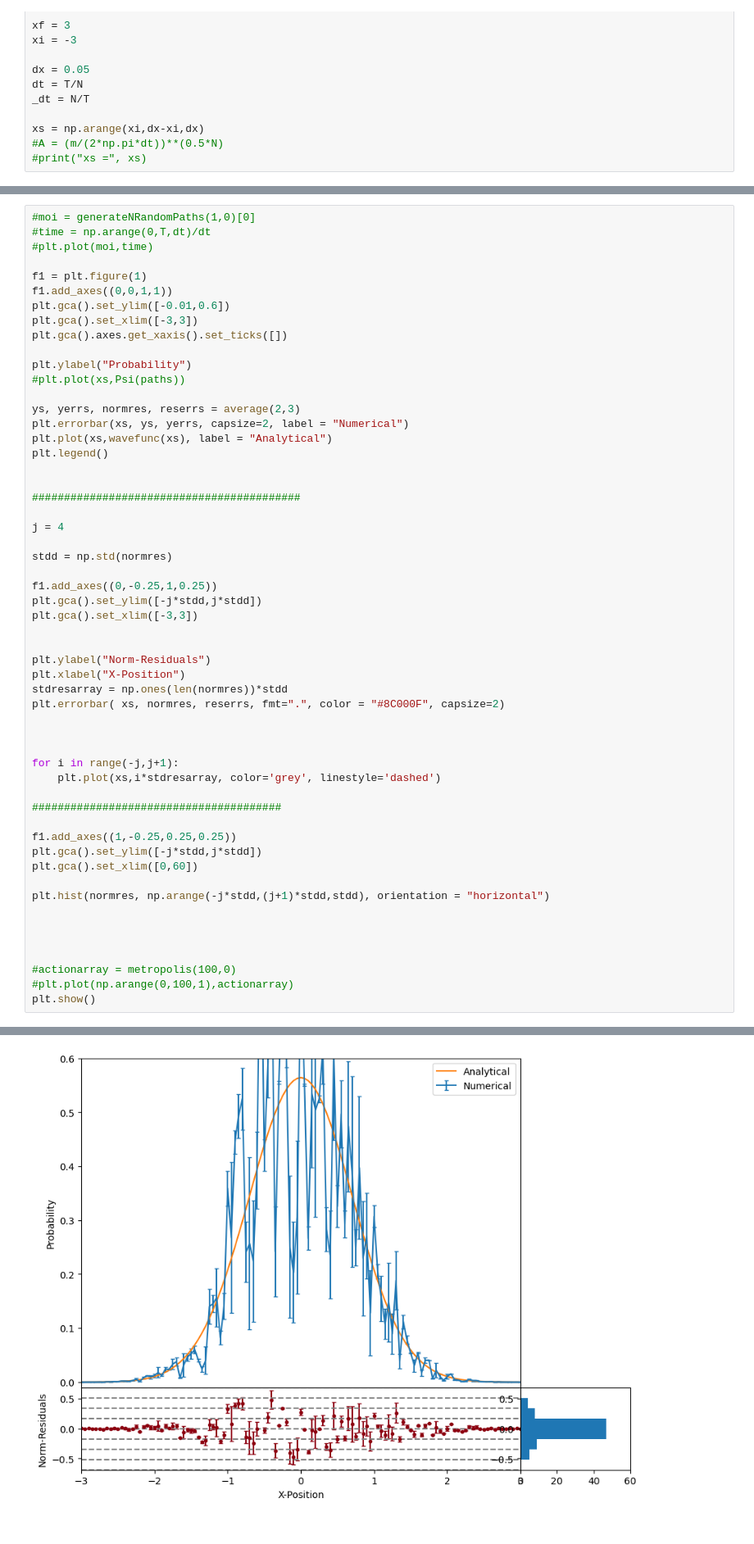
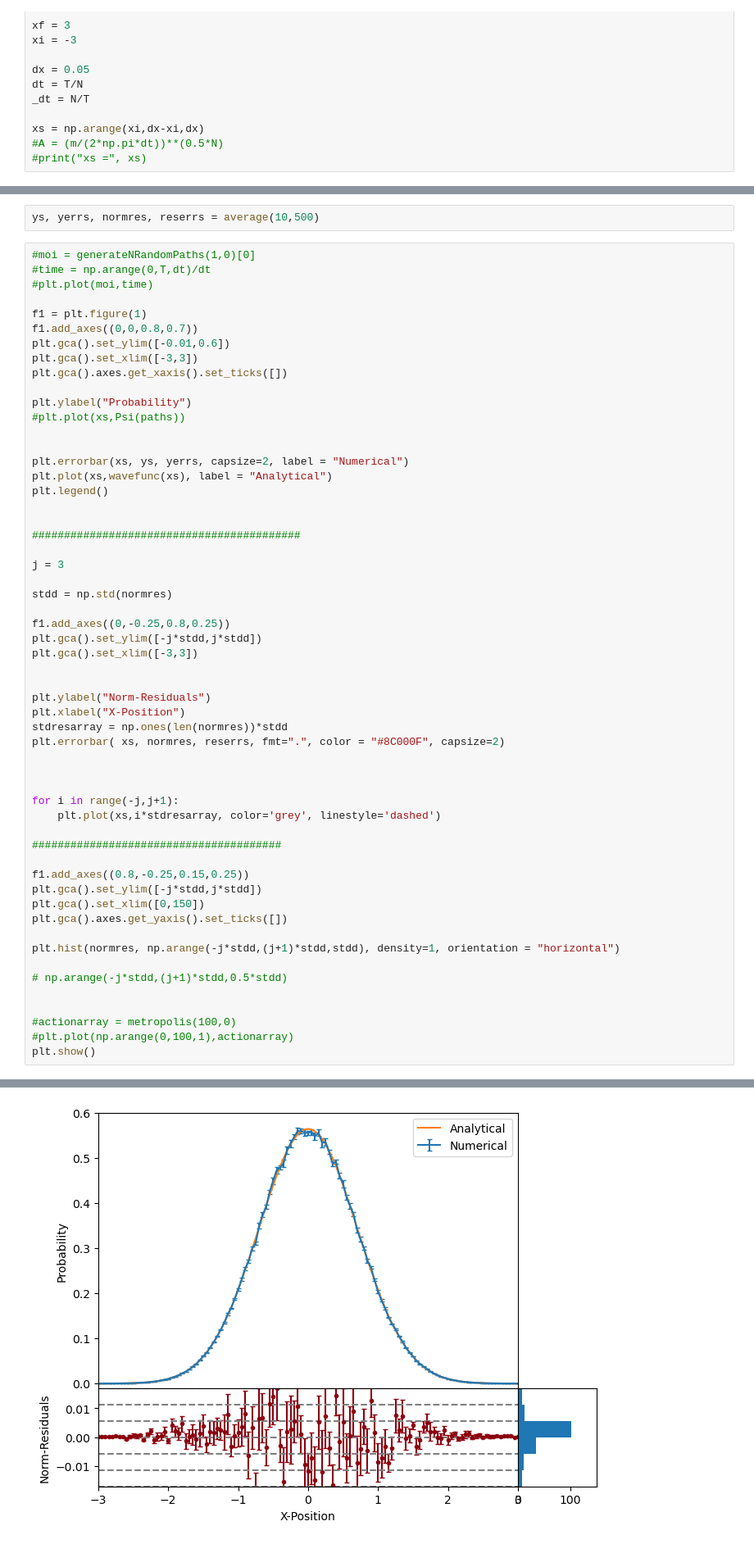
Before and after one commit to Wildeofthewest1/ProjectRepo, a Jupyter notebook: New Text Document.ipynb, the cells around one changed output, grey strips where cells are left out. Shown at 82% size. Drawn from its saved outputs; the diff is of its cells as text.

Commit message:
Histogram

```diff
--- a/New Text Document.ipynb
+++ b/New Text Document.ipynb
@@ -161,13 +161,15 @@ def average(num_to_avs,paths1):
 
 
     return averageys, aveerrs, residuals, reserrs
+# %%
+ys, yerrs, normres, reserrs = average(10,500)
 # %%
 #moi = generateNRandomPaths(1,0)[0]
 #time = np.arange(0,T,dt)/dt
 #plt.plot(moi,time)
 
 f1 = plt.figure(1)
-f1.add_axes((0,0,1,1))
+f1.add_axes((0,0,0.8,0.7))
 plt.gca().set_ylim([-0.01,0.6])
 plt.gca().set_xlim([-3,3])
 plt.gca().axes.get_xaxis().set_ticks([])
@@ -175,7 +177,7 @@ plt.gca().axes.get_xaxis().set_ticks([])
 plt.ylabel("Probability")
 #plt.plot(xs,Psi(paths))
 
-ys, yerrs, normres, reserrs = average(2,3)
+
 plt.errorbar(xs, ys, yerrs, capsize=2, label = "Numerical")
 plt.plot(xs,wavefunc(xs), label = "Analytical")
 plt.legend()
@@ -183,11 +185,11 @@ plt.legend()
 
 ##########################################
 
-j = 4
+j = 3
 
 stdd = np.std(normres)
 
-f1.add_axes((0,-0.25,1,0.25))
+f1.add_axes((0,-0.25,0.8,0.25))
 plt.gca().set_ylim([-j*stdd,j*stdd])
 plt.gca().set_xlim([-3,3])
 
@@ -204,13 +206,14 @@ for i in range(-j,j+1):
 
 #######################################
 
-f1.add_axes((1,-0.25,0.25,0.25))
+f1.add_axes((0.8,-0.25,0.15,0.25))
 plt.gca().set_ylim([-j*stdd,j*stdd])
-plt.gca().set_xlim([0,60])
+plt.gca().set_xlim([0,150])
+plt.gca().axes.get_yaxis().set_ticks([])
 
-plt.hist(normres, np.arange(-j*stdd,(j+1)*stdd,stdd), orientation = "horizontal")
+plt.hist(normres, np.arange(-j*stdd,(j+1)*stdd,stdd), density=1, orientation = "horizontal")
 
-
+# np.arange(-j*stdd,(j+1)*stdd,0.5*stdd)
 
 
 #actionarray = metropolis(100,0)
@@ -222 +223 @@ plt.show()
-[figure, old version]
+[figure, new version]
```
Also changed, not shown: parts of 2 cells of this notebook.
